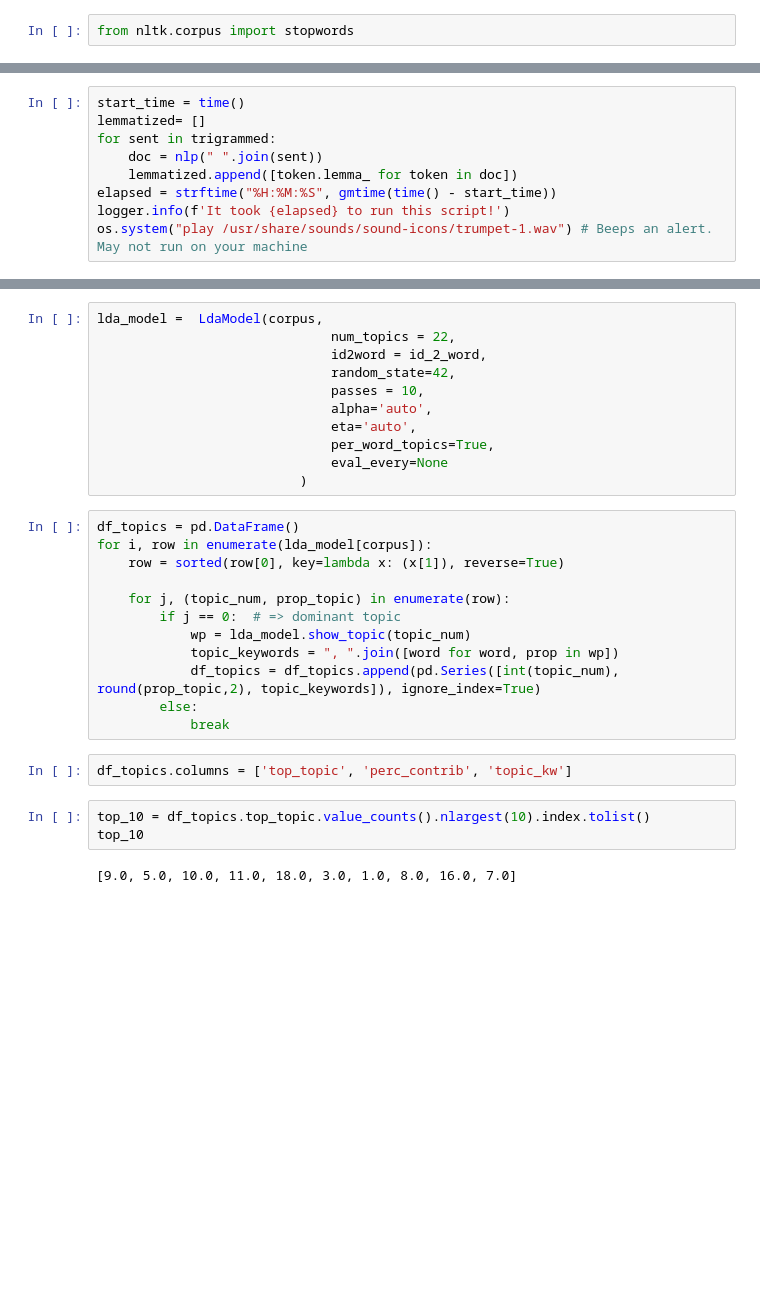
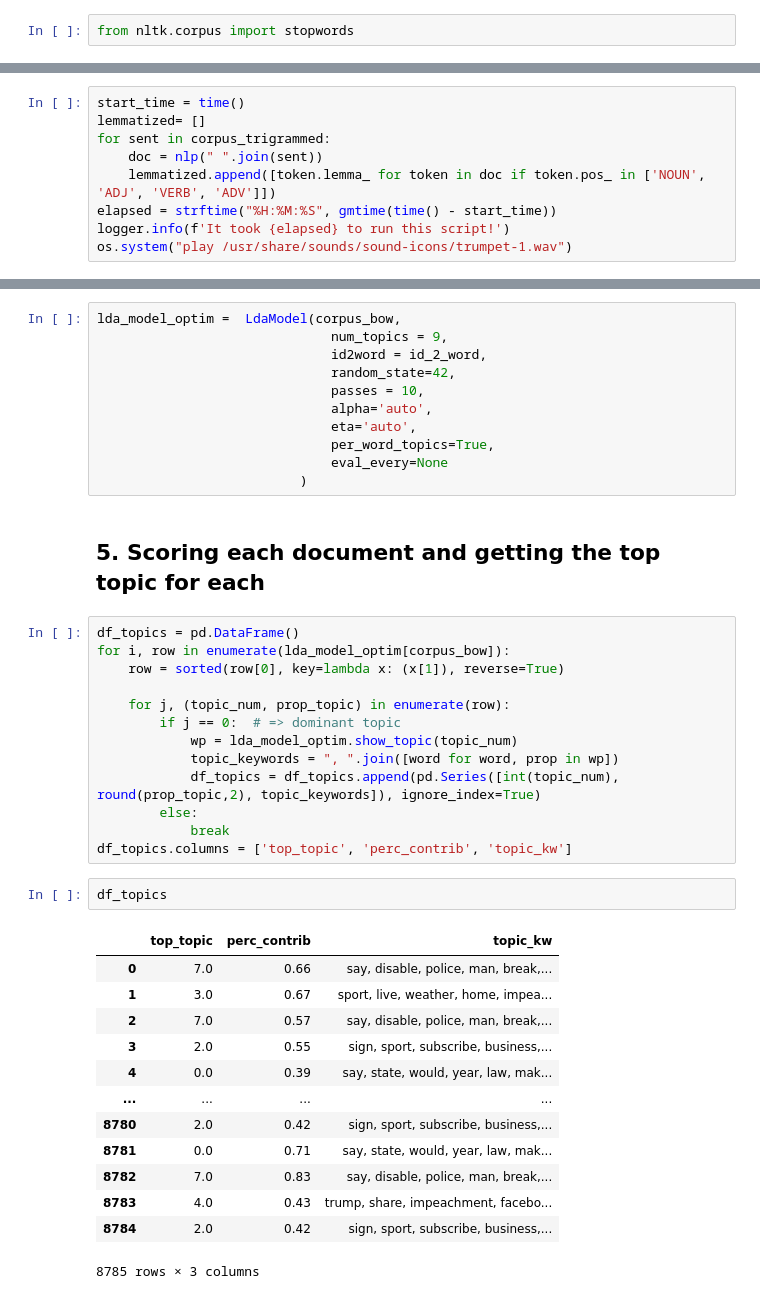
Before and after one commit to oersoy1/cc_news, a Jupyter notebook: 5_topic_modeling.ipynb, the cells around one changed output, grey strips where cells are left out. Drawn from its saved outputs; the diff is of its cells as text; blank space fills up the shorter version.

```diff
--- a/5_topic_modeling.ipynb
+++ b/5_topic_modeling.ipynb
@@ -87,10 +133,10 @@ trigrammed = [trigram_model[bigram_model[doc]] for doc in corpus_no_stopwords]
 # %%
 start_time = time()
 lemmatized= []
-for sent in trigrammed:
+for sent in corpus_trigrammed:
     doc = nlp(" ".join(sent))
-    lemmatized.append([token.lemma_ for token in doc])
+    lemmatized.append([token.lemma_ for token in doc if token.pos_ in ['NOUN', 'ADJ', 'VERB', 'ADV']])
 elapsed = strftime("%H:%M:%S", gmtime(time() - start_time))
 logger.info(f'It took {elapsed} to run this script!')
-os.system("play /usr/share/sounds/sound-icons/trumpet-1.wav") # Beeps an alert. May not run on your machine
+os.system("play /usr/share/sounds/sound-icons/trumpet-1.wav")
 # %% [output]
@@ -307,6 +324,6 @@ coherence_scores
 # %%
-lda_model =  LdaModel(corpus,
-                              num_topics = 22,
+lda_model_optim =  LdaModel(corpus_bow,
+                              num_topics = 9,
                               id2word = id_2_word,
                               random_state=42,
                               passes = 10,
@@ -315,22 +332,34 @@ lda_model =  LdaModel(corpus,
                               per_word_topics=True,
                               eval_every=None
                           )
+# %% [markdown]
+## 5. Scoring each document and getting the top topic for each
 # %%
 df_topics = pd.DataFrame()
-for i, row in enumerate(lda_model[corpus]):
+for i, row in enumerate(lda_model_optim[corpus_bow]):
     row = sorted(row[0], key=lambda x: (x[1]), reverse=True)
 
     for j, (topic_num, prop_topic) in enumerate(row):
         if j == 0:  # => dominant topic
-            wp = lda_model.show_topic(topic_num)
+            wp = lda_model_optim.show_topic(topic_num)
             topic_keywords = ", ".join([word for word, prop in wp])
             df_topics = df_topics.append(pd.Series([int(topic_num), round(prop_topic,2), topic_keywords]), ignore_index=True)
         else:
             break
+df_topics.columns = ['top_topic', 'perc_contrib', 'topic_kw']
-# %%
-df_topics.columns = ['top_topic', 'perc_contrib', 'topic_kw']
-# %%
-top_10 = df_topics.top_topic.value_counts().nlargest(10).index.tolist()
-top_10
-# %% [output]
-[9.0, 5.0, 10.0, 11.0, 18.0, 3.0, 1.0, 8.0, 16.0, 7.0]
+# %%
+df_topics
+# %% [output]
+|  | top_topic | perc_contrib | topic_kw |
+| 0 | 7.0 | 0.66 | say, disable, police, man, break,... |
+| 1 | 3.0 | 0.67 | sport, live, weather, home, impea... |
+| 2 | 7.0 | 0.57 | say, disable, police, man, break,... |
+| 3 | 2.0 | 0.55 | sign, sport, subscribe, business,... |
+| 4 | 0.0 | 0.39 | say, state, would, year, law, mak... |
+| ... | ... | ... | ... |
+| 8780 | 2.0 | 0.42 | sign, sport, subscribe, business,... |
+| 8781 | 0.0 | 0.71 | say, state, would, year, law, mak... |
+| 8782 | 7.0 | 0.83 | say, disable, police, man, break,... |
+| 8783 | 4.0 | 0.43 | trump, share, impeachment, facebo... |
+| 8784 | 2.0 | 0.42 | sign, sport, subscribe, business,... |
+8785 rows × 3 columns
```
Also changed, not shown: parts of 66 cells of this notebook, 5 other files.
